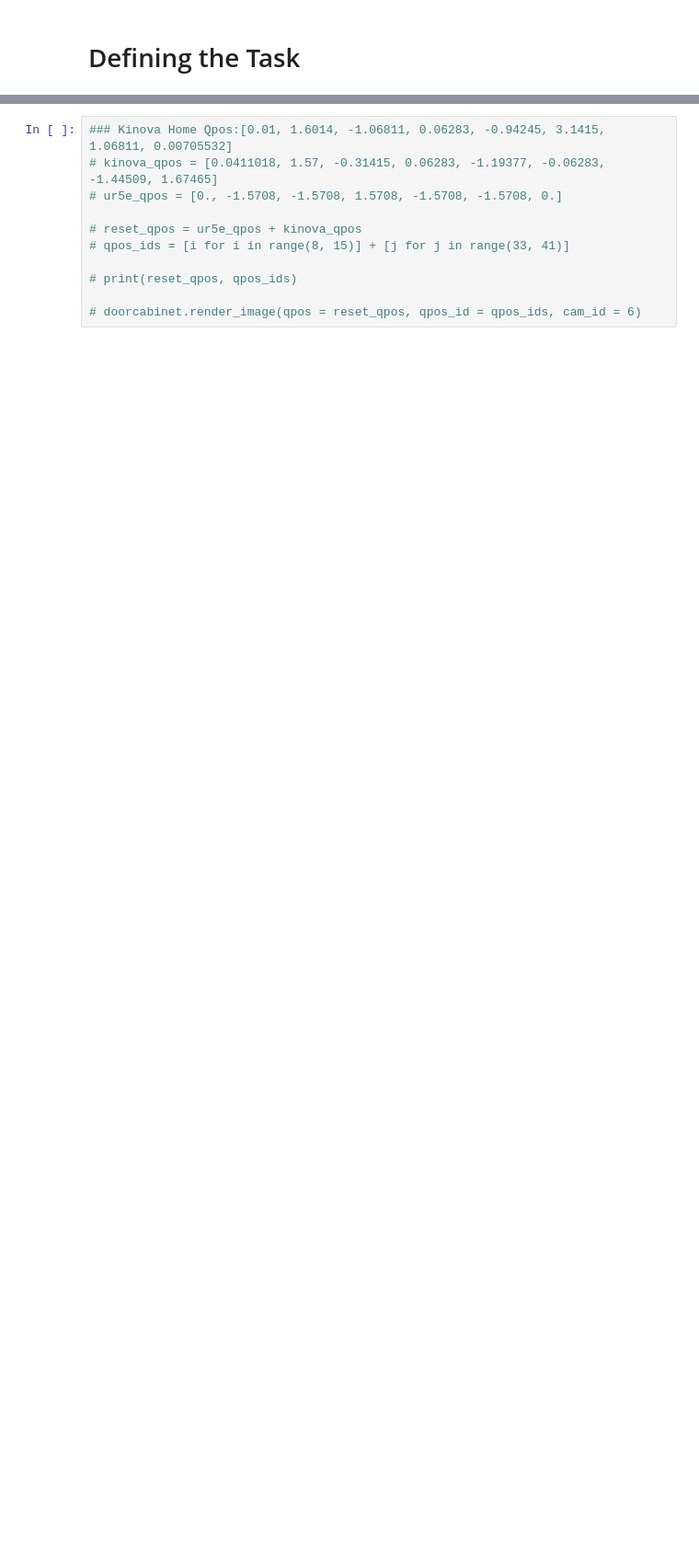
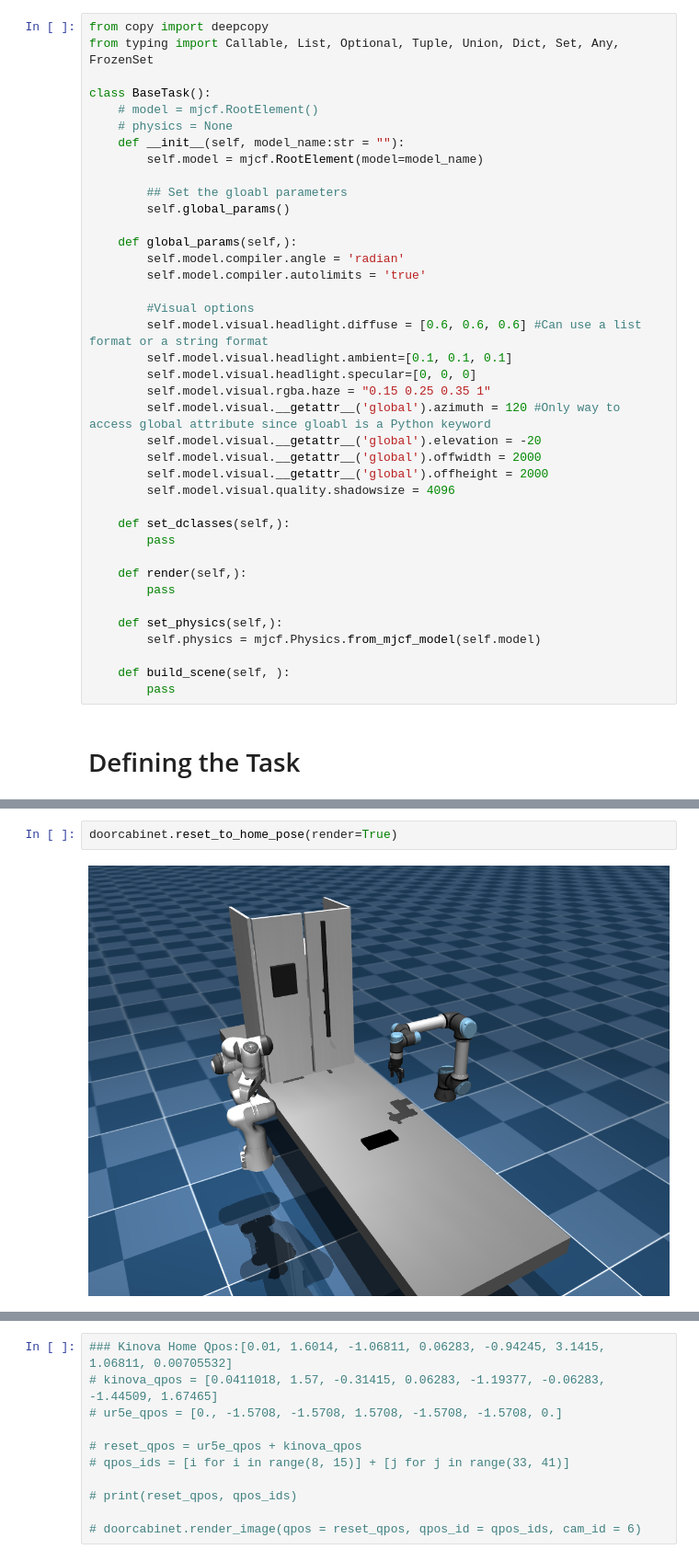
Before and after one commit to vignesh-anand/robot-collab-v2, a Jupyter notebook: testing_pyMJCF.ipynb, the cells around one changed output, grey strips where cells are left out. Shown at 92% size. Cells and saved outputs as stored; diff of their text form; blank space fills up the shorter version.

```diff
--- a/testing_pyMJCF.ipynb
+++ b/testing_pyMJCF.ipynb
@@ -190,3 +190,42 @@ robots = { "panda": {
+# %%
+from copy import deepcopy
+from typing import Callable, List, Optional, Tuple, Union, Dict, Set, Any, FrozenSet
+
+class BaseTask():
+    # model = mjcf.RootElement()
+    # physics = None
+    def __init__(self, model_name:str = ""):
+        self.model = mjcf.RootElement(model=model_name)
+
+        ## Set the gloabl parameters
+        self.global_params()
+
+    def global_params(self,):
+        self.model.compiler.angle = 'radian'
+        self.model.compiler.autolimits = 'true'
+
+        #Visual options
+        self.model.visual.headlight.diffuse = [0.6, 0.6, 0.6] #Can use a list format or a string format
+        self.model.visual.headlight.ambient=[0.1, 0.1, 0.1]
+        self.model.visual.headlight.specular=[0, 0, 0]
+        self.model.visual.rgba.haze = "0.15 0.25 0.35 1"
+        self.model.visual.__getattr__('global').azimuth = 120 #Only way to access global attribute since gloabl is a Python keyword
+        self.model.visual.__getattr__('global').elevation = -20
+        self.model.visual.__getattr__('global').offwidth = 2000
+        self.model.visual.__getattr__('global').offheight = 2000
+        self.model.visual.quality.shadowsize = 4096
+
+    def set_dclasses(self,):
+        pass
+
+    def render(self,):
+        pass
+
+    def set_physics(self,):
+        self.physics = mjcf.Physics.from_mjcf_model(self.model)
+
+    def build_scene(self, ):
+        pass
 # %% [markdown]
 # Defining the Task
 # %%
@@ -552,0 +653,4 @@ FieldIndexer(qpos):
+# %%
+doorcabinet.reset_to_home_pose(render=True)
+# %% [output]
+[figure, added]
```
Also changed, not shown: parts of 104 cells of this notebook, 16 other files.
